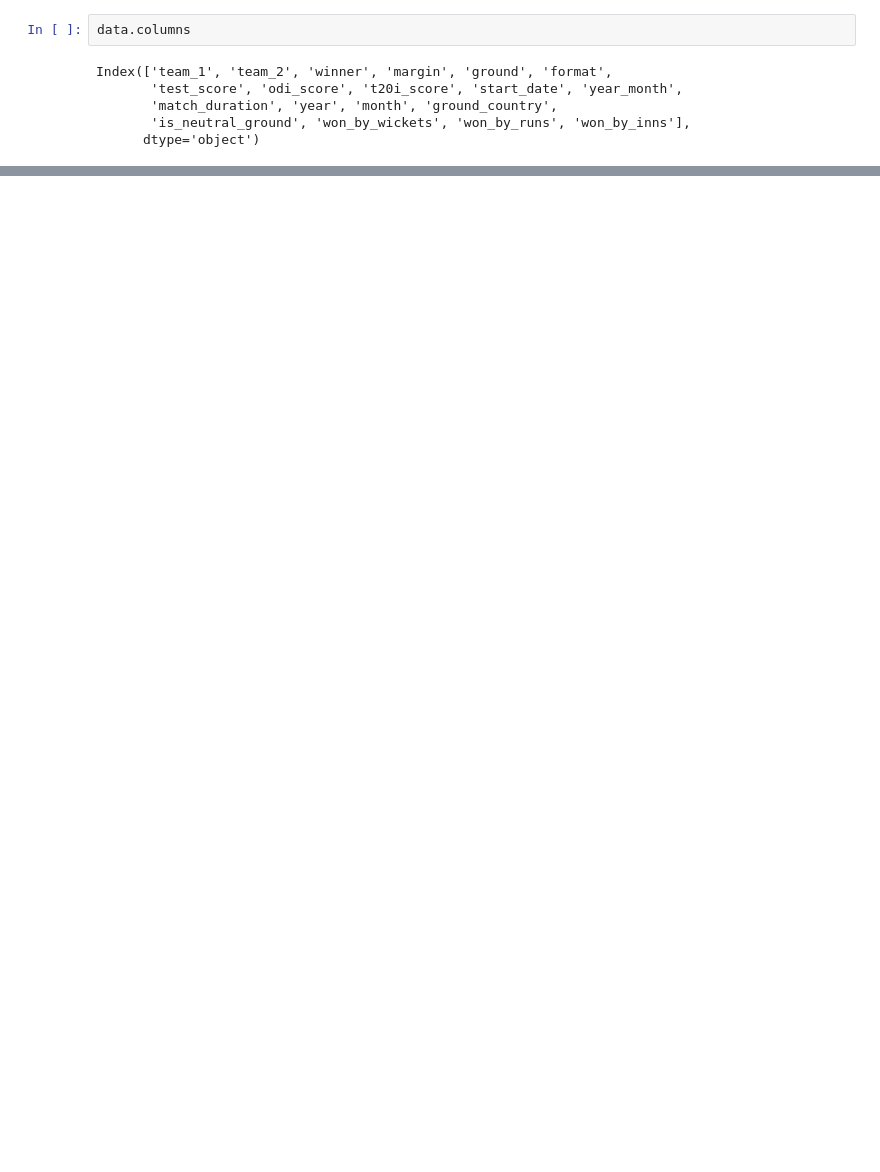
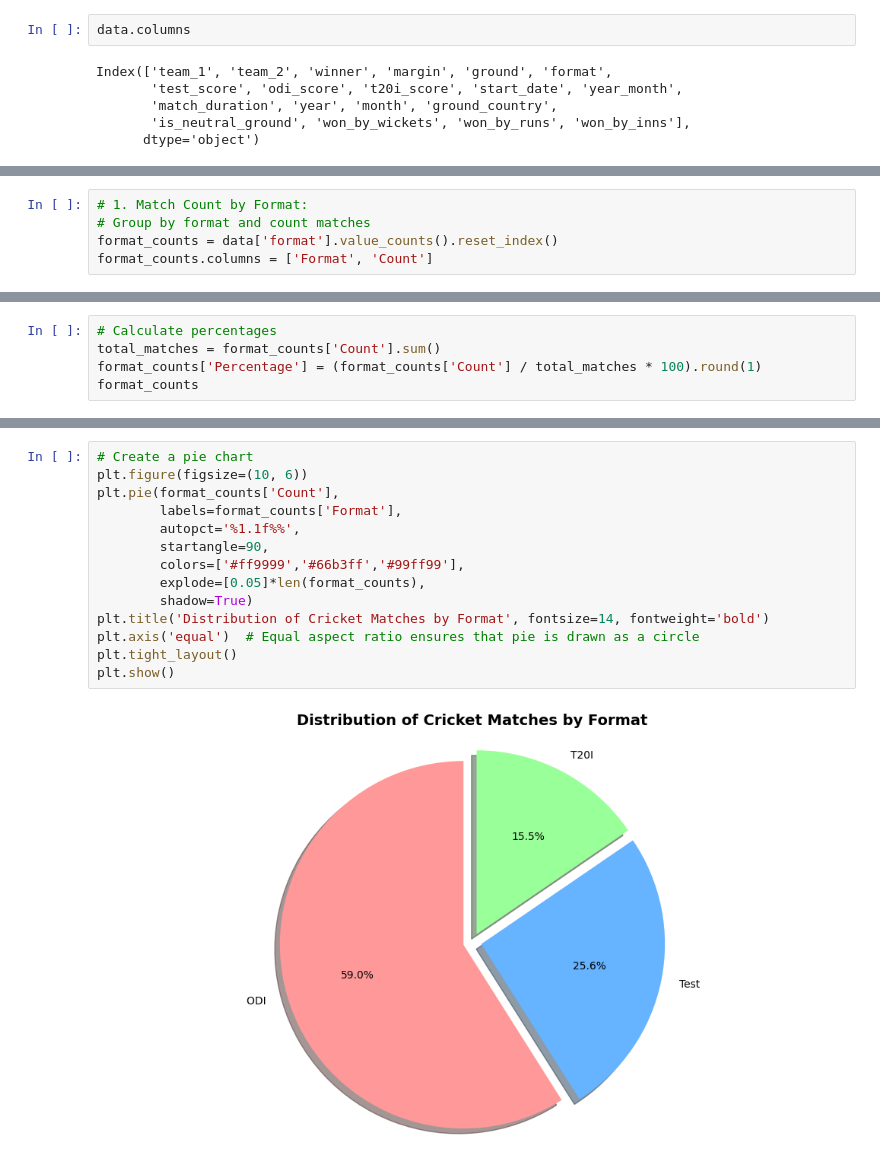
Before and after one commit to RussDai/Projects, a Jupyter notebook: 02_Data_Visuallization/01_Test_Nations_Data_Analysis/src/data_analysis_main.ipynb, the cells around one changed output, grey strips where cells are left out. Cells and saved outputs as stored; diff of their text form; blank space fills up the shorter version.

Commit message:
Basic Analysis Performed in data_analysis_main.py file of cricket data analysis project.

```diff
--- a/02_Data_Visuallization/01_Test_Nations_Data_Analysis/src/data_analysis_main.ipynb
+++ b/02_Data_Visuallization/01_Test_Nations_Data_Analysis/src/data_analysis_main.ipynb
@@ -34,0 +50,5 @@ Index(['team_1', 'team_2', 'winner', 'margin', 'ground', 'format',
+# %%
+# 1. Match Count by Format:
+# Group by format and count matches
+format_counts = data['format'].value_counts().reset_index()
+format_counts.columns = ['Format', 'Count']
@@ -34,0 +62,5 @@ Index(['team_1', 'team_2', 'winner', 'margin', 'ground', 'format',
+# %%
+# Calculate percentages
+total_matches = format_counts['Count'].sum()
+format_counts['Percentage'] = (format_counts['Count'] / total_matches * 100).round(1)
+format_counts
@@ -34,0 +84,16 @@ Index(['team_1', 'team_2', 'winner', 'margin', 'ground', 'format',
+# %%
+# Create a pie chart
+plt.figure(figsize=(10, 6))
+plt.pie(format_counts['Count'],
+        labels=format_counts['Format'],
+        autopct='%1.1f%%',
+        startangle=90,
+        colors=['#ff9999','#66b3ff','#99ff99'],
+        explode=[0.05]*len(format_counts),
+        shadow=True)
+plt.title('Distribution of Cricket Matches by Format', fontsize=14, fontweight='bold')
+plt.axis('equal')  # Equal aspect ratio ensures that pie is drawn as a circle
+plt.tight_layout()
+plt.show()
+# %% [output]
+[figure, added]
```
Also changed, not shown: parts of 29 cells of this notebook.
